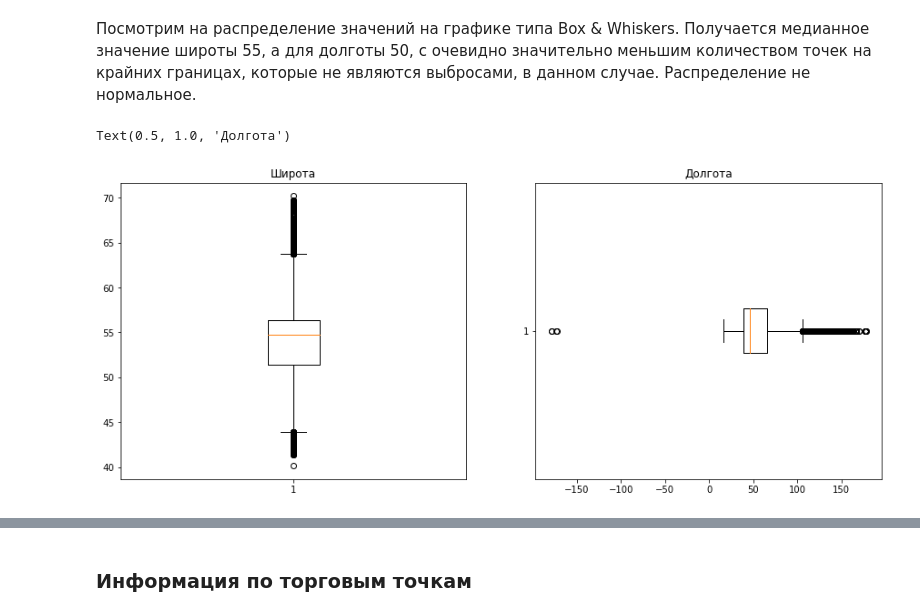
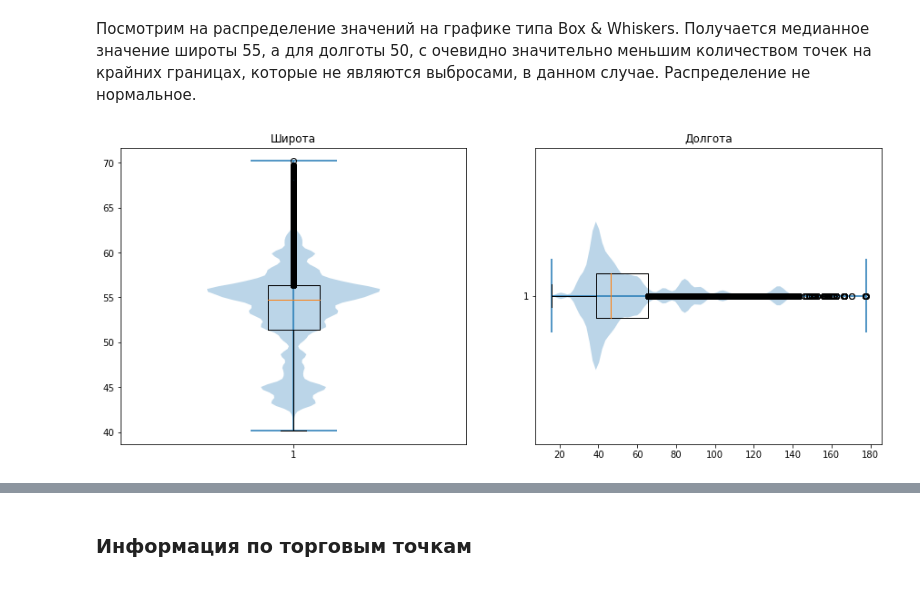
Before and after one commit to pigidser/Territory-Prediction, a Jupyter notebook: Data analysis and pre-processing.ipynb, the cells around one changed output, grey strips where cells are left out. Saved outputs shown, nothing was run; the diff lists cells and outputs as text; code cells hidden in the pictures.

```diff
--- a/Data analysis and pre-processing.ipynb
+++ b/Data analysis and pre-processing.ipynb
@@ -83,12 +108,14 @@ print('Всего данных по точкам  в РФ: {0}'.format(df_coor.s
 # %% [markdown]
 Посмотрим на распределение значений на графике типа Box & Whiskers. Получается медианное значение широты 55, а для долготы 50, с очевидно значительно меньшим количеством точек на крайних границах, которые не являются выбросами, в данном случае. Распределение не нормальное.
 # %%
-# Нарисовать графики типа Box & Whiskers
+# Нарисовать графики типа Box & Whiskers плюс violinplot с визулальным распределением значений
 fig, axes = plt.subplots(1,2, figsize=(15,6))
-axes[0].boxplot(df_coor['Latitude'].values)
+axes[0].violinplot(df_coor['Latitude'].values)
+axes[0].boxplot(df_coor['Latitude'].values, whis=(0,1))
 axes[0].set_title('Широта')
-axes[1].boxplot(df_coor['Longitude'].values, vert=False)
+axes[1].violinplot(df_coor[df_coor['Longitude']>0]['Longitude'].values, vert=False)
+axes[1].boxplot(df_coor[df_coor['Longitude']>0]['Longitude'].values, vert=False, whis=(0,1))
 axes[1].set_title('Долгота')
+plt.show()
 # %% [output]
-Text(0.5, 1.0, 'Долгота')
-[figure, old version]
+[figure, new version]
```
Also changed, not shown: parts of 161 cells of this notebook.
